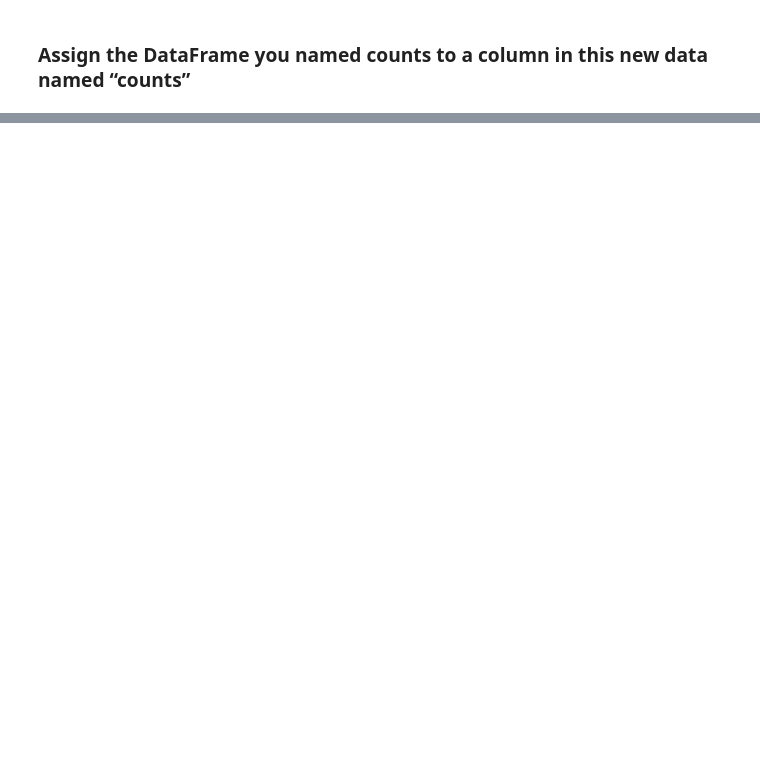
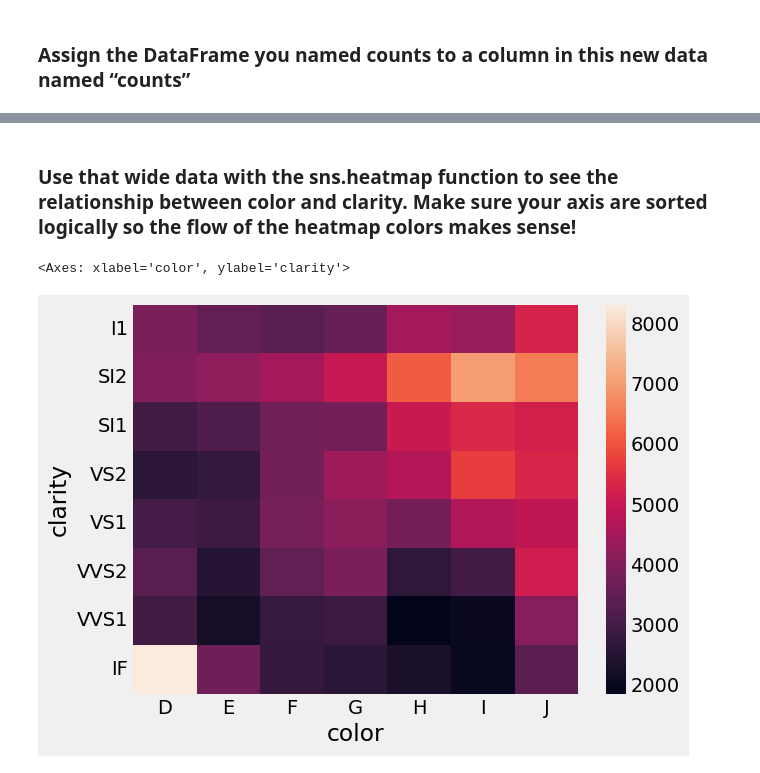
Before and after one commit to jballesterosc/uchicago-mpp, a Jupyter notebook: 3_spring_2026/data_programming/skills-psets/W6.ipynb, the cells around one changed output, grey strips where cells are left out. Cells and saved outputs as stored; diff of their text form; code cells hidden in the pictures; blank space fills up the shorter version.

```diff
--- a/3_spring_2026/data_programming/skills-psets/W6.ipynb
+++ b/3_spring_2026/data_programming/skills-psets/W6.ipynb
@@ -360,0 +507,2 @@ df_cl_wgt
+# %%
+df_col_cla = df_diamonds.groupby(["color", "clarity"])["price"].mean().round(2).sort_values(ascending=False).reset_index()
@@ -360,0 +529,5 @@ df_cl_wgt
+# %%
+df_col_cla["clarity"] = pd.Categorical(df_col_cla["clarity"], categories=order, ordered=True)
+df_col_cla = df_col_cla.sort_values("clarity")
+
+df_wide = df_col_cla.pivot(index="clarity", columns="color", values="price")
@@ -360,0 +547,7 @@ df_cl_wgt
+# %% [markdown]
+### Use that wide data with the sns.heatmap function to see the relationship between color and clarity. Make sure your axis are sorted logically so the flow of the heatmap colors makes sense!
+# %%
+sns.heatmap(df_wide)
+# %% [output]
+<Axes: xlabel='color', ylabel='clarity'>
+[figure, added]
```
Also changed, not shown: parts of 27 cells of this notebook, 5 other files.
